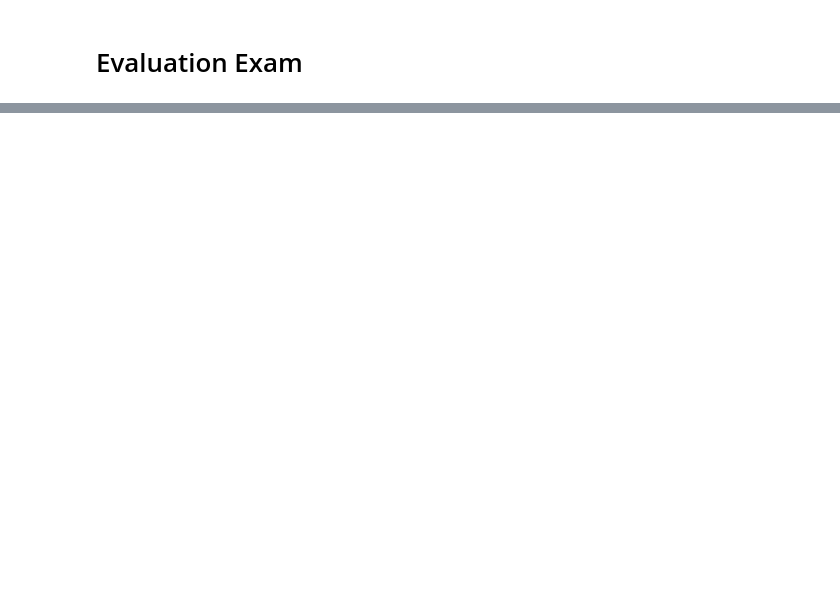
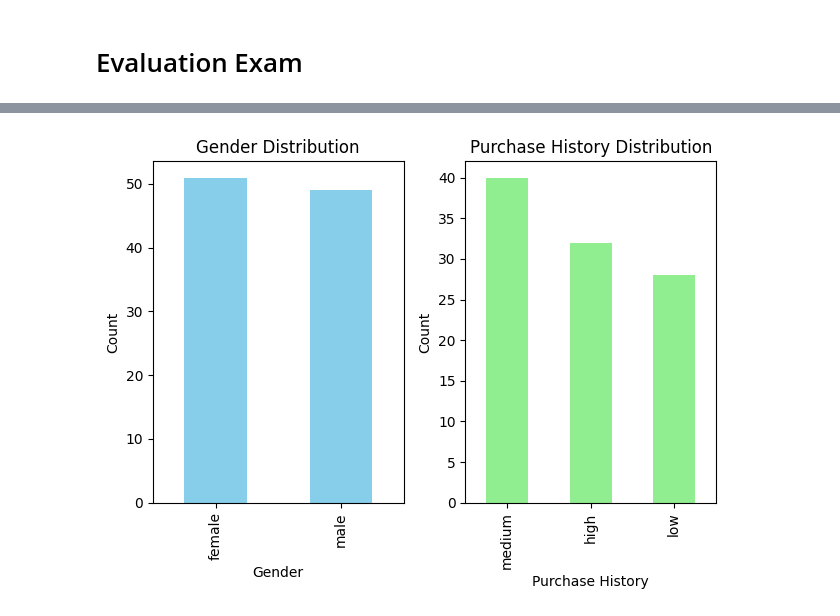
Before and after one commit to SandovalAguilar/classification-case, a Jupyter notebook: Notebook/case.ipynb, the cells around one changed output, grey strips where cells are left out. Drawn from its saved outputs; the diff is of its cells as text; code cells hidden in the pictures; blank space fills up the shorter version.

```diff
--- a/Notebook/case.ipynb
+++ b/Notebook/case.ipynb
@@ -55,0 +123,19 @@ Steps to follow:
+# %%
+# Plot for 'gender' value counts
+plt.subplot(1, 2, 1)  # 1 row, 2 columns, 1st subplot
+df['gender'].value_counts().plot(kind='bar', color='skyblue')
+plt.title('Gender Distribution')
+plt.xlabel('Gender')
+plt.ylabel('Count')
+
+# Plot for 'purchase_history' value counts
+plt.subplot(1, 2, 2)  # 1 row, 2 columns, 2nd subplot
+df['purchase_history'].value_counts().plot(kind='bar', color='lightgreen')
+plt.title('Purchase History Distribution')
+plt.xlabel('Purchase History')
+plt.ylabel('Count')
+
+plt.tight_layout()
+plt.show()
+# %% [output]
+[figure, added]
```
Also changed, not shown: parts of 29 cells of this notebook, 1 other file.
